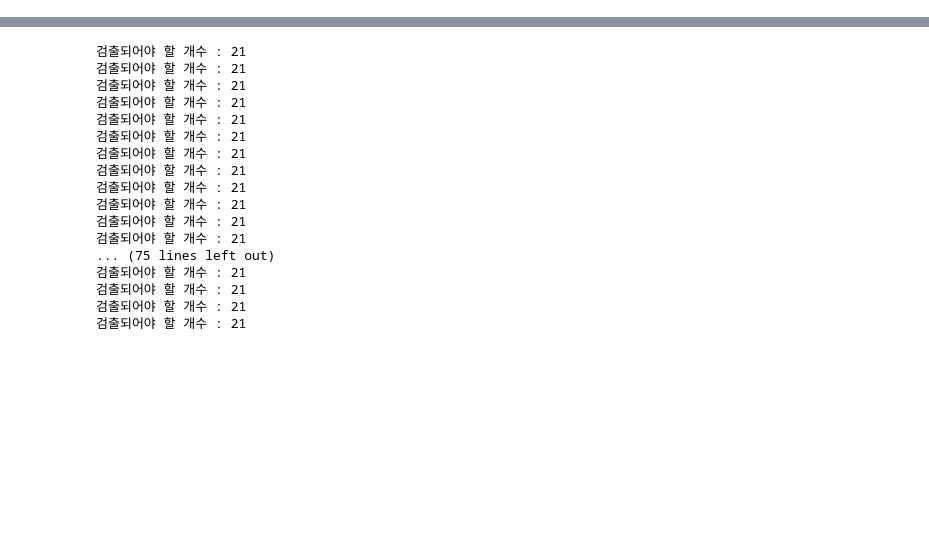
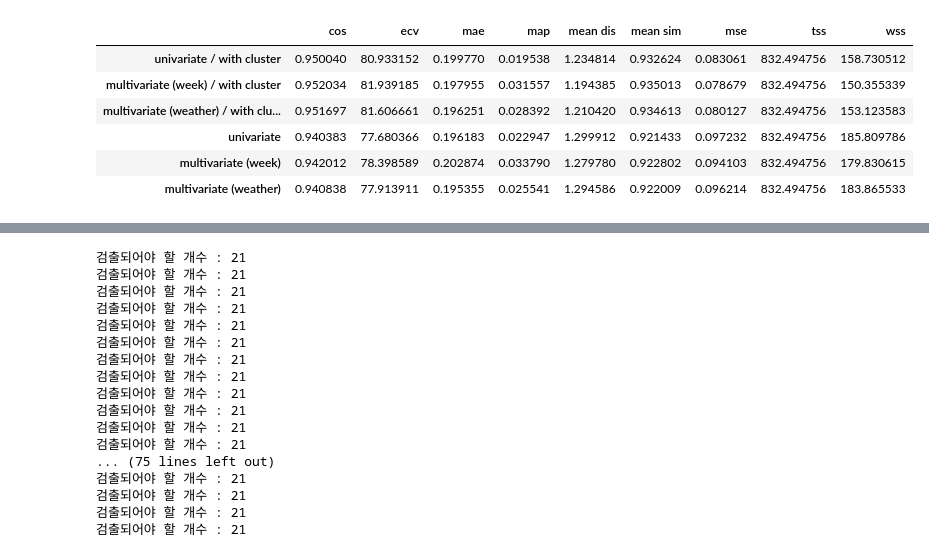
Before and after one commit to formegusto/demand-forecasting, a Jupyter notebook: Precision, Recall.ipynb, the cells around one changed output, grey strips where cells are left out. Saved outputs shown, nothing was run; the diff lists cells and outputs as text; code cells hidden in the pictures; blank space fills up the shorter version.

```diff
--- a/Precision, Recall.ipynb
+++ b/Precision, Recall.ipynb
@@ -155,0 +141,10 @@ o_list = pr_test.norm_datas['test'].values.reshape(-1,24)[:,3:].copy()
+# %%
+val_evaluate_df
+# %% [output]
+|  | cos | ecv | mae | map | mean dis | mean sim | mse | tss | wss |
+| univariate / with cluster | 0.950040 | 80.933152 | 0.199770 | 0.019538 | 1.234814 | 0.932624 | 0.083061 | 832.494756 | 158.730512 |
+| multivariate (week) / with cluster | 0.952034 | 81.939185 | 0.197955 | 0.031557 | 1.194385 | 0.935013 | 0.078679 | 832.494756 | 150.355339 |
+| multivariate (weather) / with clu... | 0.951697 | 81.606661 | 0.196251 | 0.028392 | 1.210420 | 0.934613 | 0.080127 | 832.494756 | 153.123583 |
+| univariate | 0.940383 | 77.680366 | 0.196183 | 0.022947 | 1.299912 | 0.921433 | 0.097232 | 832.494756 | 185.809786 |
+| multivariate (week) | 0.942012 | 78.398589 | 0.202874 | 0.033790 | 1.279780 | 0.922802 | 0.094103 | 832.494756 | 179.830615 |
+| multivariate (weather) | 0.940838 | 77.913911 | 0.195355 | 0.025541 | 1.294586 | 0.922009 | 0.096214 | 832.494756 | 183.865533 |
```
Also changed, not shown: parts of 9 cells of this notebook, 4 other files.
